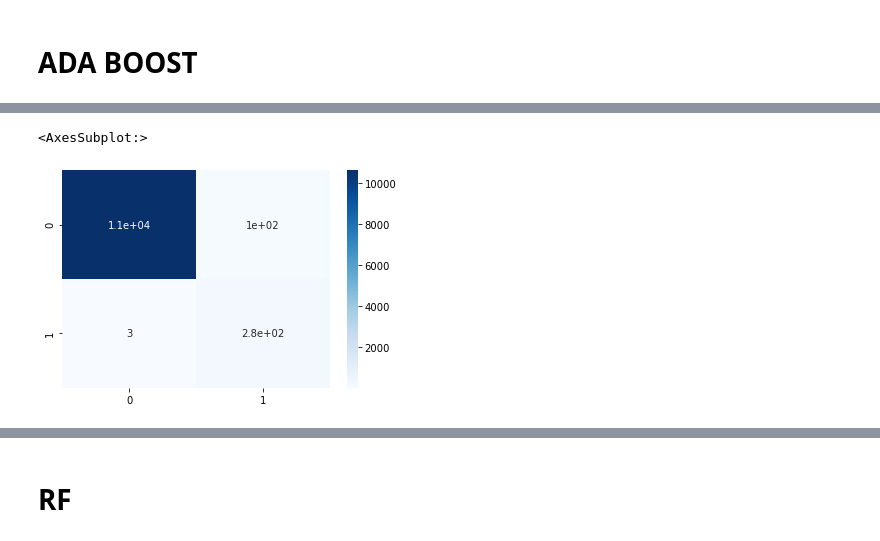
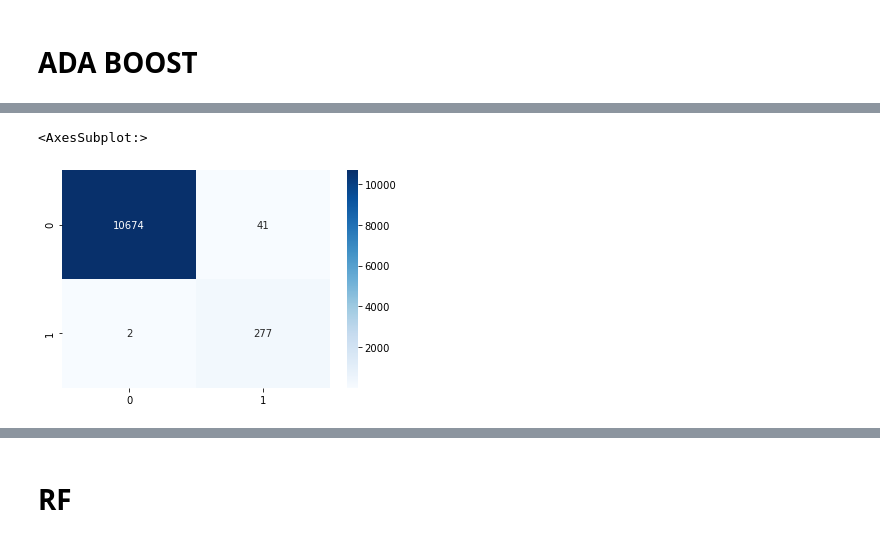
Before and after one commit to NielParekh/Detection-of-DDoS-attacks-on-Android-devices, a Jupyter notebook: custom_dataset_models.ipynb, the cells around one changed output, grey strips where cells are left out. Saved outputs shown, nothing was run; the diff lists cells and outputs as text; code cells hidden in the pictures.

```diff
--- a/custom_dataset_models.ipynb
+++ b/custom_dataset_models.ipynb
@@ -77,5 +83,5 @@ data = [df["ack_flag_cnt"], df["init_fwd_win_byts"],df["fwd_seg_size_min"], df["
 # %%
-headers = ["ack", "init","seg","iat","flow","label"]
+headers = ["ack", "init","seg","iat","flow","idle","label"]
 # %%
 df1 = pd.concat(data, axis=1, keys=headers)
 # %%
@@ -97,7 +103,5 @@ df1
 # %% [markdown]
 ## Model Creation
-# %%
-df1=pd.read_csv('labeled_data_attributes.csv')
 # %%
 from pycaret.classification import *
 from sklearn.preprocessing import LabelEncoder
@@ -123,5 +119,3 @@ Index(['Unnamed: 0', 'ack', 'init', 'seg', 'iat', 'flow', 'label'], dtype='objec
-# %%
-df1.drop('Unnamed: 0',inplace=True,axis=1)
 # %%
 df1
 # %% [output]
@@ -491,7 +505,8 @@ pickle.dump(xgb_clf,open(filename,'wb'))
 # %%
 from sklearn.ensemble import AdaBoostClassifier
 # %%
-ada = AdaBoostClassifier()
+ada = AdaBoostClassifier(algorithm='SAMME.R', base_estimator=None, learning_rate=1.0,
+                           n_estimators=50, random_state=1)
 ada_clf = ada.fit(x_train,y_train)
 predictions_ada = ada_clf.predict(x_test)
 # %%
@@ -503,8 +518,8 @@ print(cf_matrix_ada)
 # %%
-sns.heatmap(cf_matrix_ada, annot=True,cmap='Blues')
+sns.heatmap(cf_matrix_ada, annot=True,cmap='Blues',fmt='g')
 # %% [output]
 <AxesSubplot:>
-[figure, old version]
+[figure, new version]
 # %%
 print(classification_report(y_test,predictions_ada))
 # %% [output]
```
Also changed, not shown: parts of 59 cells of this notebook.
